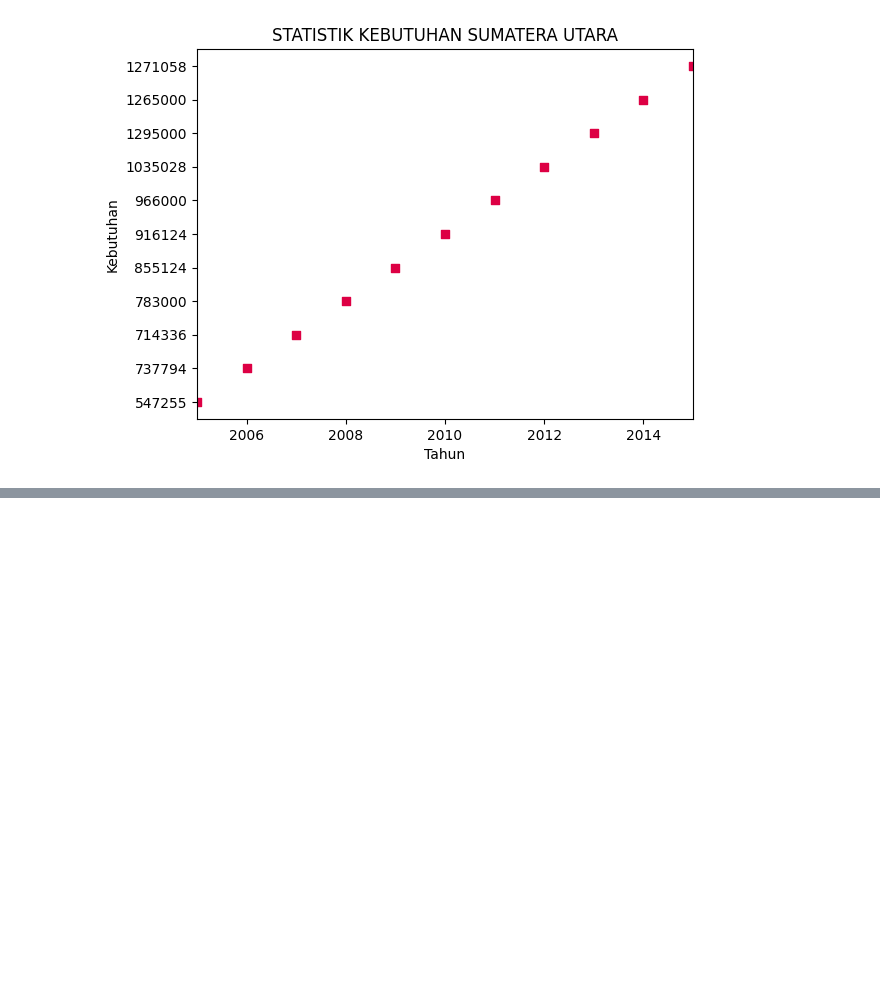
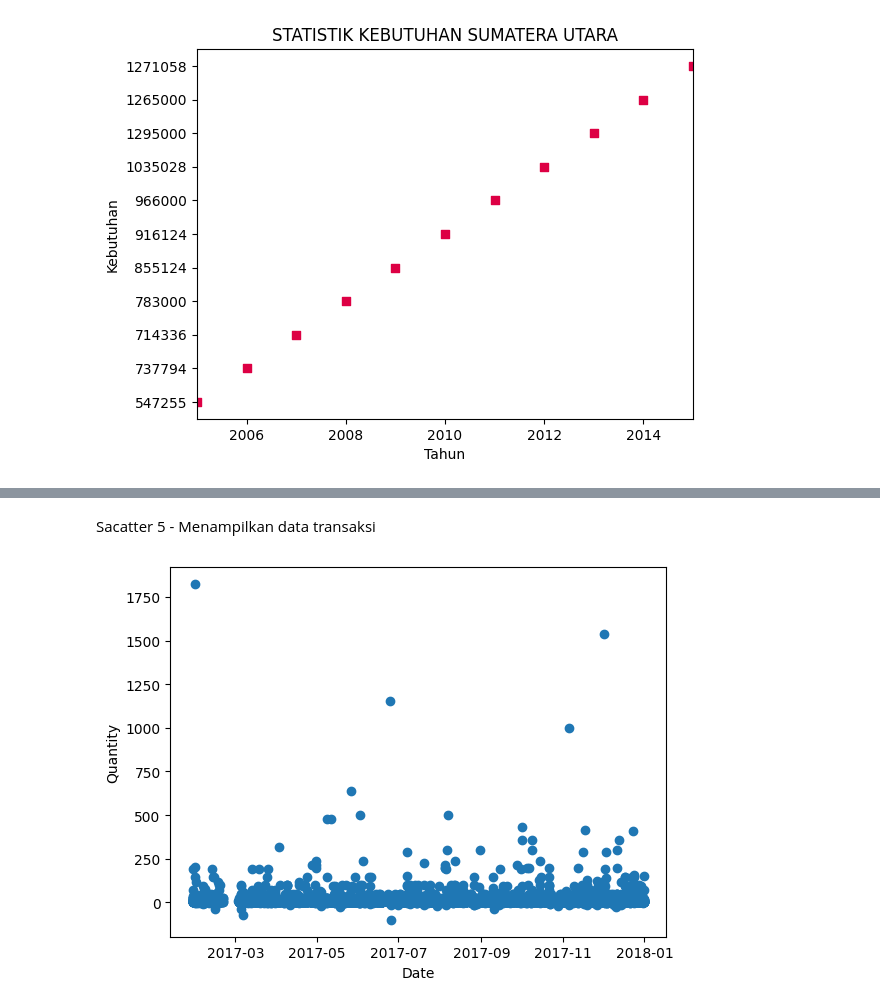
Before and after one commit to rnursiddiq/Visualisasi-Data, a Jupyter notebook: UAS_Rozaan_Shofwan_Nursiddiq.ipynb, the cells around one changed output, grey strips where cells are left out. Saved outputs shown, nothing was run; the diff lists cells and outputs as text; code cells hidden in the pictures; blank space fills up the shorter version.

```diff
--- a/UAS_Rozaan_Shofwan_Nursiddiq.ipynb
+++ b/UAS_Rozaan_Shofwan_Nursiddiq.ipynb
@@ -74,0 +120,20 @@ plt.scatter(x, y, color='#D04', marker='s')
+# %% [markdown]
+Sacatter 5 - Menampilkan data transaksi
+# %%
+df_transaksi = pd.read_csv("/content/transaksi2.csv", names=['date', 'id_product', 'quantity', 'id_penjualan'])
+df_transaksi
+# %%
+df_transaksi['date'] = pd.to_datetime(df_transaksi['date'])
+df_transaksi['year'] = df_transaksi['date'].dt.year
+df_transaksi['month'] = df_transaksi['date'].dt.month_name()
+df_clean = df_transaksi.loc[df_transaksi['year'] == 2017]
+df_clean
+
+plt.scatter(df_clean['date'], df_clean['quantity'])
+
+plt.xlabel('Date')
+plt.ylabel('Quantity')
+
+plt.show()
+# %% [output]
+[figure, added]
```
Also changed, not shown: parts of 9 cells of this notebook.
